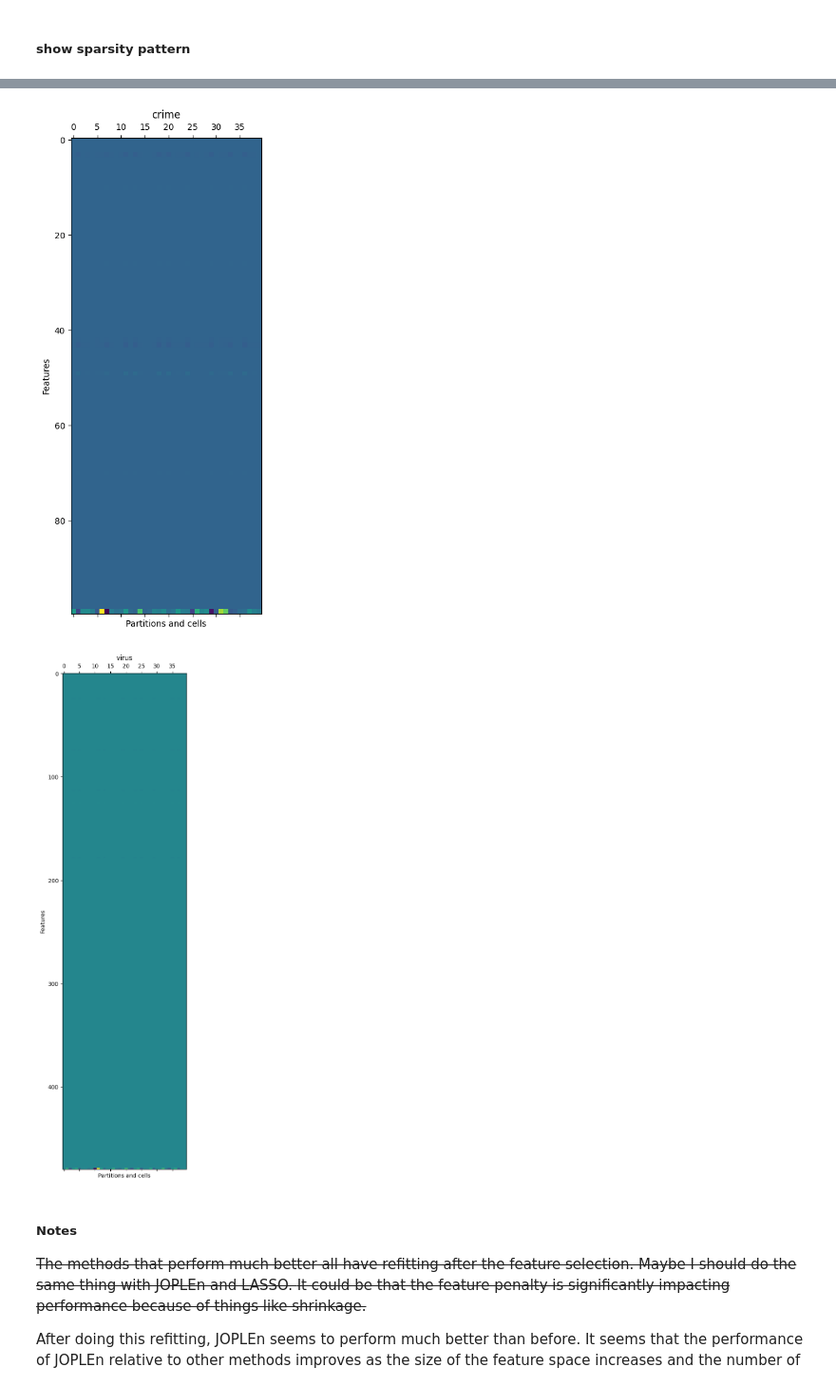
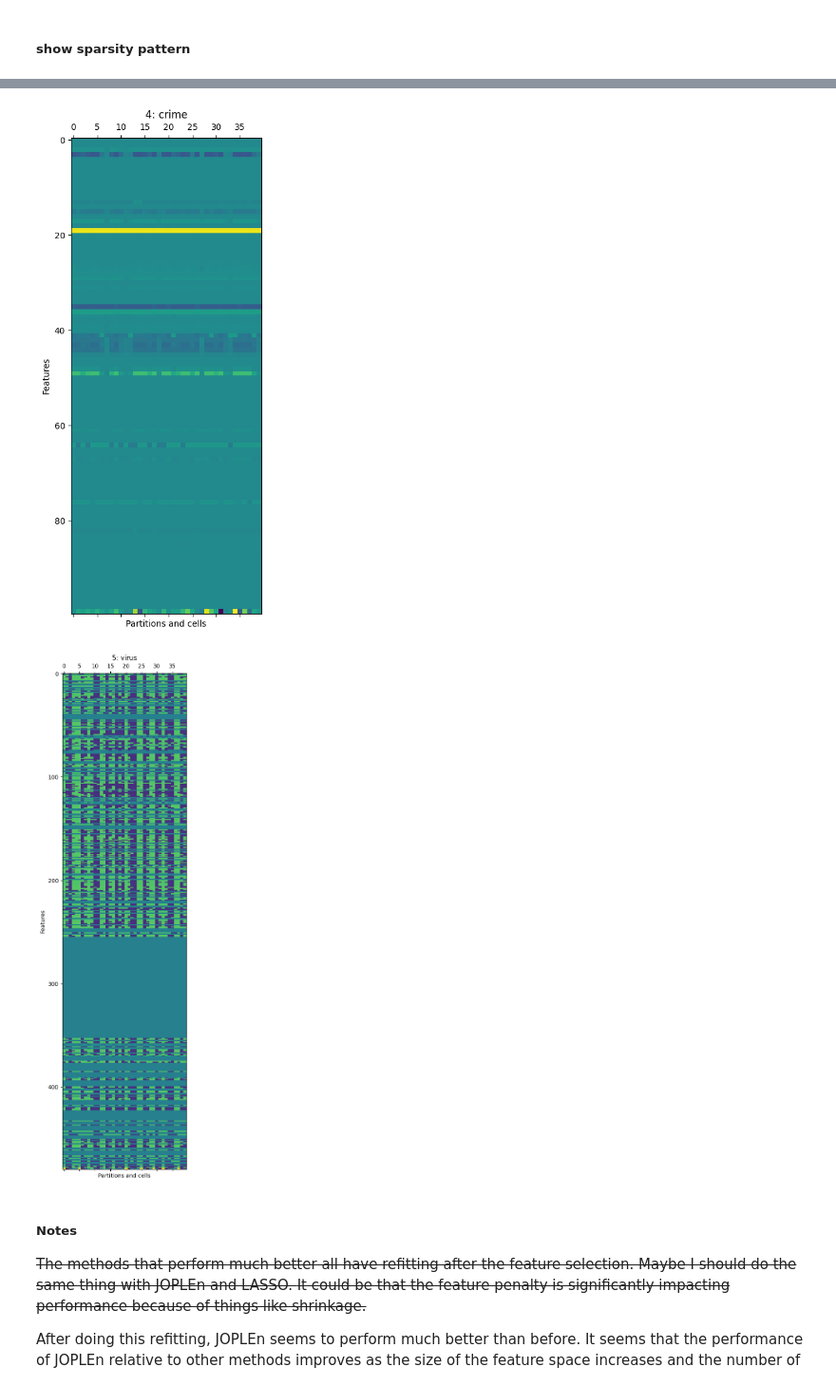
Before and after one commit to mattrmd/joplen_mlsp2024, a Jupyter notebook: experiments/singletask_sweep.ipynb, the cells around one changed output, grey strips where cells are left out. Shown at 95% size. Saved outputs shown, nothing was run; the diff lists cells and outputs as text; code cells hidden in the pictures.

```diff
--- a/experiments/singletask_sweep.ipynb
+++ b/experiments/singletask_sweep.ipynb
@@ -59,9 +59,9 @@ LST_DATASETS = [
     "virus",
 ]
 
-CACHE_DIR = Path("ax_runs") / "st_sweep"
+CACHE_DIR = Path("ax_runs") / "st_selection"
 CACHE_DIR.mkdir(parents=True, exist_ok=True)
 DS_PATH = Path("..") / "datasets"
 
-PARAM_PATH = Path(".") / "parameters"
+PARAM_PATH = Path(".") / "parameters" / "st_selection"
 PLOT_PATH = Path(".") / "plots"
@@ -824,11 +814,6 @@ for ds_path in datasets:
         sweep_param = deepcopy(sweep_params[file_name])
         itr = tqdm(sweep_param["value"])
         for i, value in enumerate(itr):
-            if "st_selection" not in info["experiments"]:
-                continue
-            if info["selection_type"] != "num_feats":
-                continue
-
             if info["model"] not in train_fn:
                 continue
 
@@ -854,7 +839,7 @@ for ds_path in datasets:
 
             # Special case for virus dataset so it doesn't run out of memory
             if file_name == "hsic" and ds_name == "virus":
-                continue # because it tends to crash
+                continue  # because it tends to crash
                 tmp_params = deepcopy(params)
                 for tmp_param in tmp_params:
                     if tmp_param["name"] == "B":
@@ -970,13 +950,22 @@ shape_dict
 # %% [markdown]
 ##### show sparsity pattern
 # %%
-penalties = [
+l21_penalties = [
     0.4,
-    0.4,
+    0.2,
+    0.1,
     0.1,
     0.4,
-    0.4,
-    0.4,
+    0.2,
+]
+
+linf1_penalties = [
+    4.0,
+    2.0,
+    0.1,
+    0.8,
+    2.0,
+    2.0,
 ]
 
 weights = {}
@@ -1000,8 +989,9 @@ for idx, ds in enumerate(LST_DATASETS):
     _ = model.fit(
         x_train,
         y_train,
-        lam=penalties[idx],
-        norm_type=NormType.L21,
+        lam=linf1_penalties[idx],
+        norm_type=NormType.LINF1,
+        # norm_type=NormType.L21,
         verbose=False,
     )
 
@@ -1016,10 +1006,10 @@ np.savetxt(
     delimiter=",",
 )
 # %%
-for name, weight in weights.items():
+for i, (name, weight) in enumerate(weights.items()):
     plt.matshow(weight, aspect="auto")
     plt.xlabel("Partitions and cells")
     plt.ylabel("Features")
-    plt.title(name)
+    plt.title(f"{i}: {name}")
     plt.show()
 # %% [output]
@@ -1030,5 +1020,5 @@ for name, weight in weights.items():
-[figure, old version]
+[figure, new version]
-[figure, old version]
+[figure, new version]
 # %% [markdown]
 ##### Notes
 
```
Also changed, not shown: parts of 3 cells of this notebook, 53 other files.
